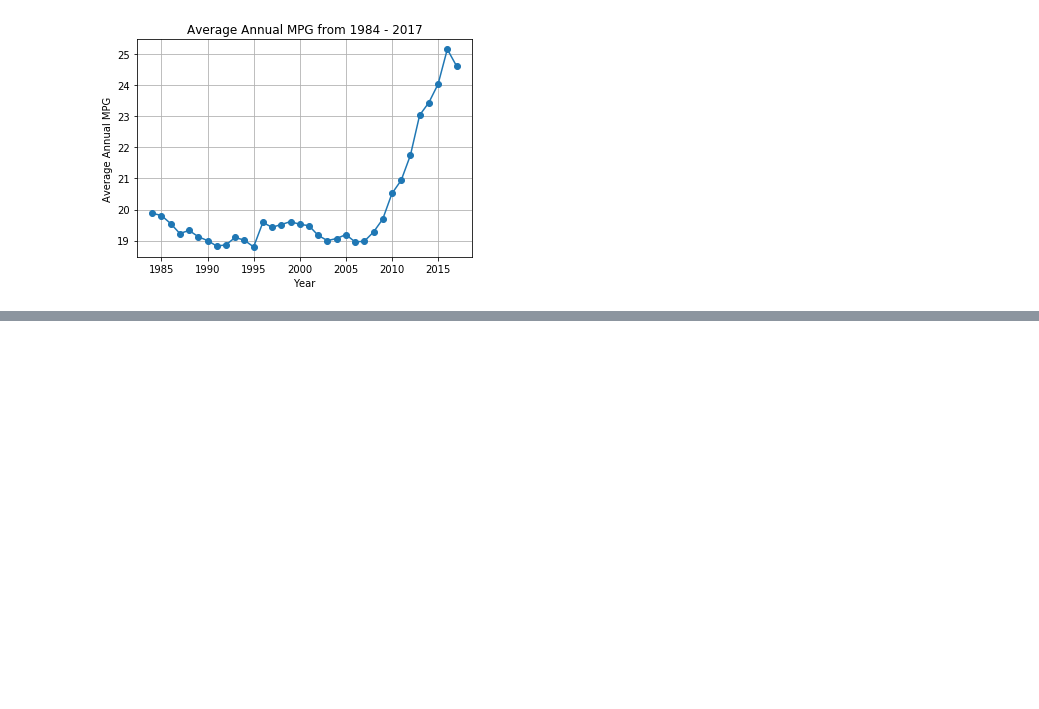
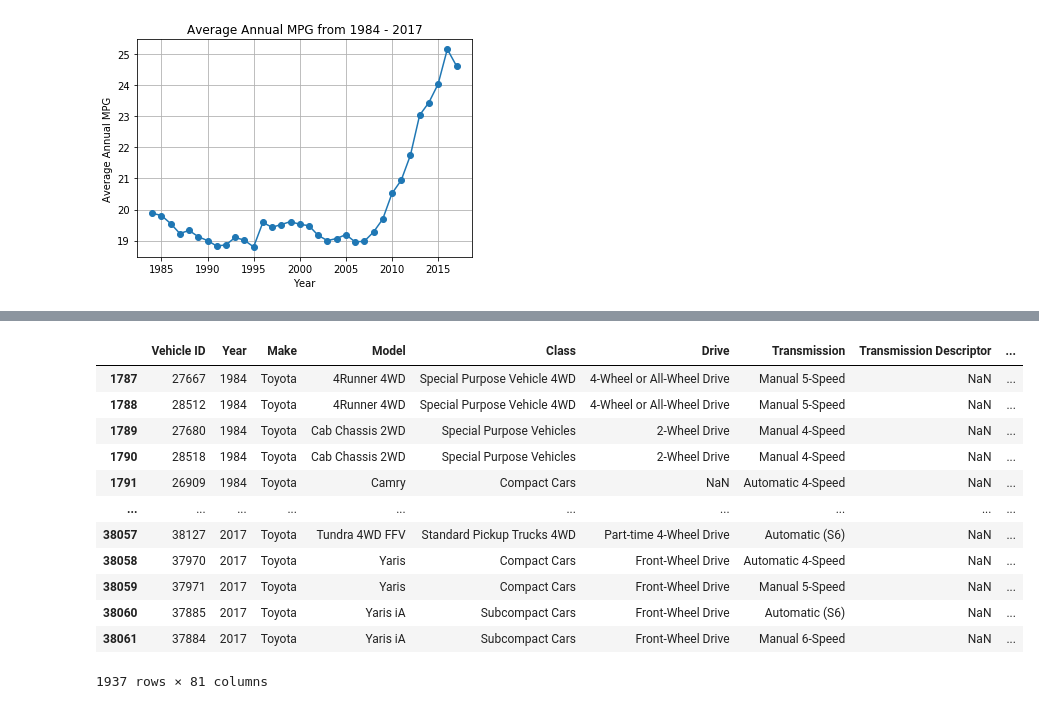
Before and after one commit to geraldwattsthethird/Fuel-Cost-Analysis, a Jupyter notebook: Fuel_Cost.ipynb, the cells around one changed output, grey strips where cells are left out. Cells and saved outputs as stored; diff of their text form; code cells hidden in the pictures; blank space fills up the shorter version.

```diff
--- a/Fuel_Cost.ipynb
+++ b/Fuel_Cost.ipynb
@@ -109,0 +132,24 @@ Text(0.5, 1.0, 'Average Annual MPG from 1984 - 2017')
+# %%
+#Extract porsche and toyota data
+p_data = fuel_cost.loc[fuel_cost['Make'] == 'Porsche']
+t_data = fuel_cost.loc[fuel_cost['Make'] == 'Toyota']
+
+#Create graph for porsche MPG
+
+#Create graphy for Toyota MPG
+
+#Stack the graphs
+# %% [output]
+|  | Vehicle ID | Year | Make | Model | Class | Drive | Transmission | Transmission Descriptor | ... |
+| 1787 | 27667 | 1984 | Toyota | 4Runner 4WD | Special Purpose Vehicle 4WD | 4-Wheel or All-Wheel Drive | Manual 5-Speed | NaN | ... |
+| 1788 | 28512 | 1984 | Toyota | 4Runner 4WD | Special Purpose Vehicle 4WD | 4-Wheel or All-Wheel Drive | Manual 5-Speed | NaN | ... |
+| 1789 | 27680 | 1984 | Toyota | Cab Chassis 2WD | Special Purpose Vehicles | 2-Wheel Drive | Manual 4-Speed | NaN | ... |
+| 1790 | 28518 | 1984 | Toyota | Cab Chassis 2WD | Special Purpose Vehicles | 2-Wheel Drive | Manual 4-Speed | NaN | ... |
+| 1791 | 26909 | 1984 | Toyota | Camry | Compact Cars | NaN | Automatic 4-Speed | NaN | ... |
+| ... | ... | ... | ... | ... | ... | ... | ... | ... | ... |
+| 38057 | 38127 | 2017 | Toyota | Tundra 4WD FFV | Standard Pickup Trucks 4WD | Part-time 4-Wheel Drive | Automatic (S6) | NaN | ... |
+| 38058 | 37970 | 2017 | Toyota | Yaris | Compact Cars | Front-Wheel Drive | Automatic 4-Speed | NaN | ... |
+| 38059 | 37971 | 2017 | Toyota | Yaris | Compact Cars | Front-Wheel Drive | Manual 5-Speed | NaN | ... |
+| 38060 | 37885 | 2017 | Toyota | Yaris iA | Subcompact Cars | Front-Wheel Drive | Automatic (S6) | NaN | ... |
+| 38061 | 37884 | 2017 | Toyota | Yaris iA | Subcompact Cars | Front-Wheel Drive | Manual 6-Speed | NaN | ... |
+1937 rows × 81 columns
```
Also changed, not shown: parts of 1 cell of this notebook.
